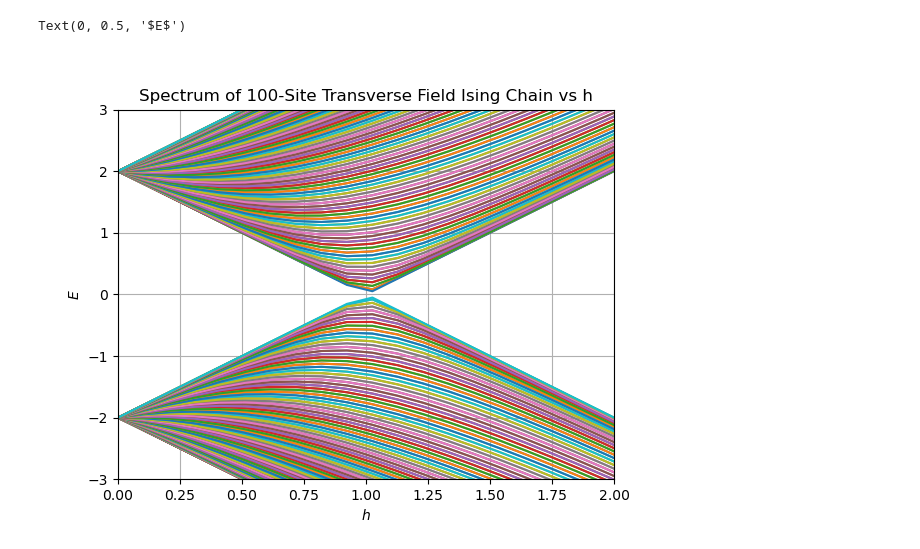
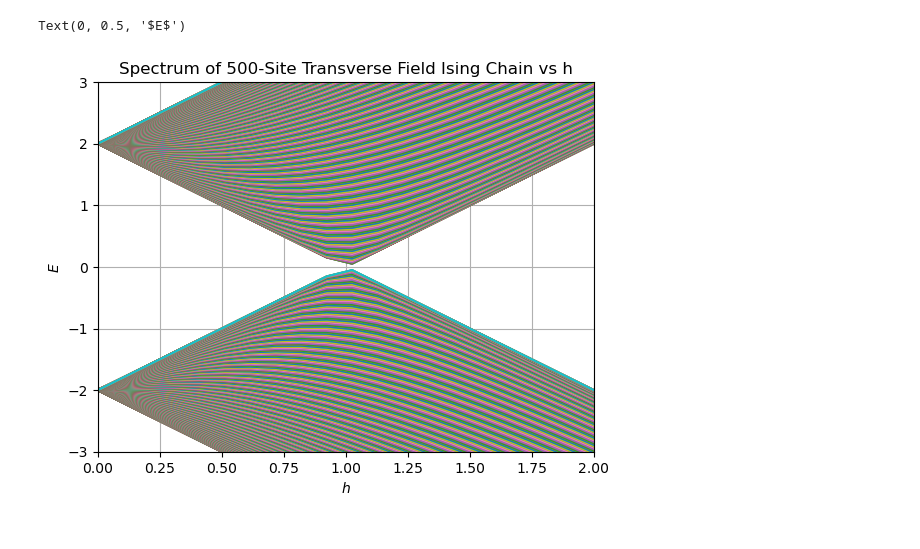
Before and after one commit to Skylines316/Quantum_Ising_Chain, a Jupyter notebook: IsingChain.ipynb, the cells around one changed output. Saved outputs shown, nothing was run; the diff lists cells and outputs as text; code cells hidden in the pictures.

```diff
--- a/IsingChain.ipynb
+++ b/IsingChain.ipynb
@@ -134,30 +203,30 @@ class Hamiltonian():
 # %%
-L=100
+L=500
 J=1.
 kappa=1.
 Hs = np.r_[0:4:40j]
 ens = []
 eigv = np.zeros((len(Hs), 2*L , 1), dtype=float)
 
 
 for (i,h) in enumerate(Hs):
   H = Hamiltonian(h, L, J, kappa, PBC=True)
   val = H.eigensystem()
   ens.append(val[0]*2)
 
 
 
 # We plot the spectrum.
 # Zoom as you wish, if your %matplotlib notebook magic is properly working (not in Colab, apparently)
 plt.figure()
 plt.plot(Hs, ens, '-')
 plt.title(r'Spectrum of '+str(L)+r'-Site Transverse Field Ising Chain vs h')
 plt.grid()
 plt.xlim((0,2))
 plt.ylim((-3,3))
 plt.xlabel(r'$h$')
 plt.ylabel(r'$E$')
 # %% [output]
 Text(0, 0.5, '$E$')
-[figure, old version]
+[figure, new version]
 # %%
```
Also changed, not shown: parts of 12 cells of this notebook, 1 other file.
